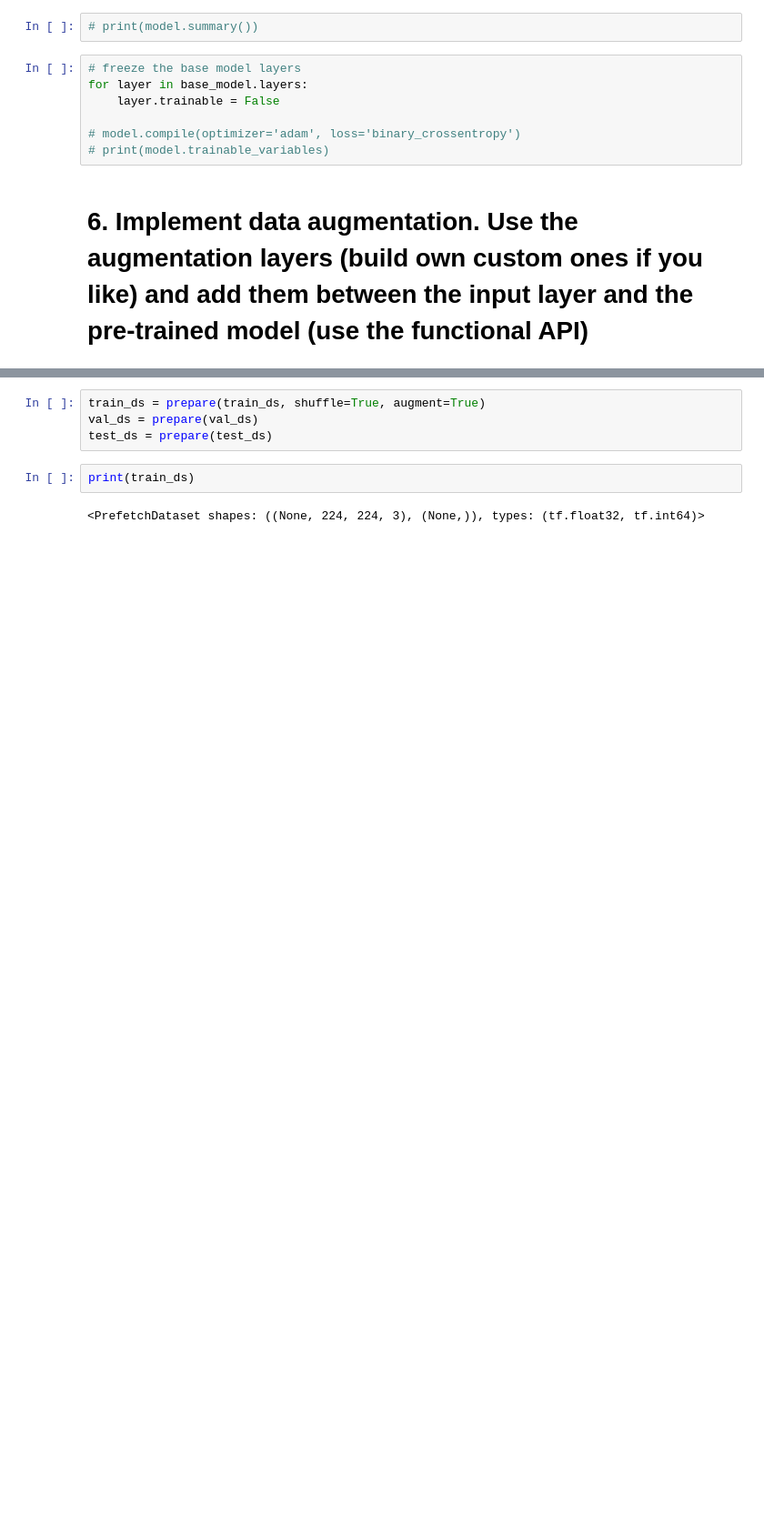
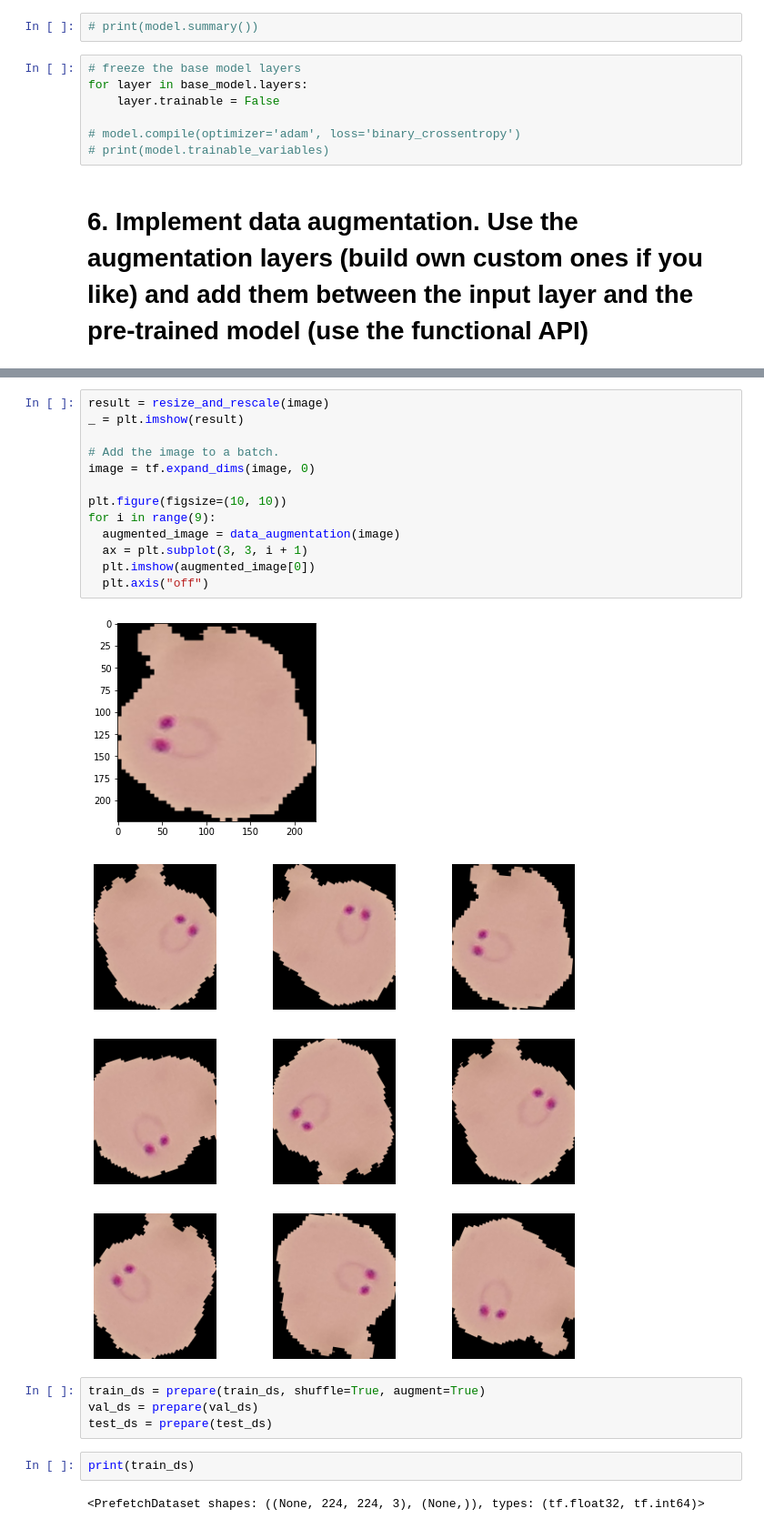
Before and after one commit to oskarikerppo/transfer-learning, a Jupyter notebook: deep_learning_project_work.ipynb, the cells around one changed output, grey strips where cells are left out. Shown at 91% size. Cells and saved outputs as stored; diff of their text form; blank space fills up the shorter version.

```diff
--- a/deep_learning_project_work.ipynb
+++ b/deep_learning_project_work.ipynb
@@ -171,3 +160,19 @@ def prepare(ds, shuffle=False, augment=False):
+# %%
+result = resize_and_rescale(image)
+_ = plt.imshow(result)
+
+# Add the image to a batch.
+image = tf.expand_dims(image, 0)
+
+plt.figure(figsize=(10, 10))
+for i in range(9):
+  augmented_image = data_augmentation(image)
+  ax = plt.subplot(3, 3, i + 1)
+  plt.imshow(augmented_image[0])
+  plt.axis("off")
+# %% [output]
+[figure, added]
+[figure, added]
 # %%
 train_ds = prepare(train_ds, shuffle=True, augment=True)
 val_ds = prepare(val_ds)
```
Also changed, not shown: parts of 21 cells of this notebook, 3 other files.
